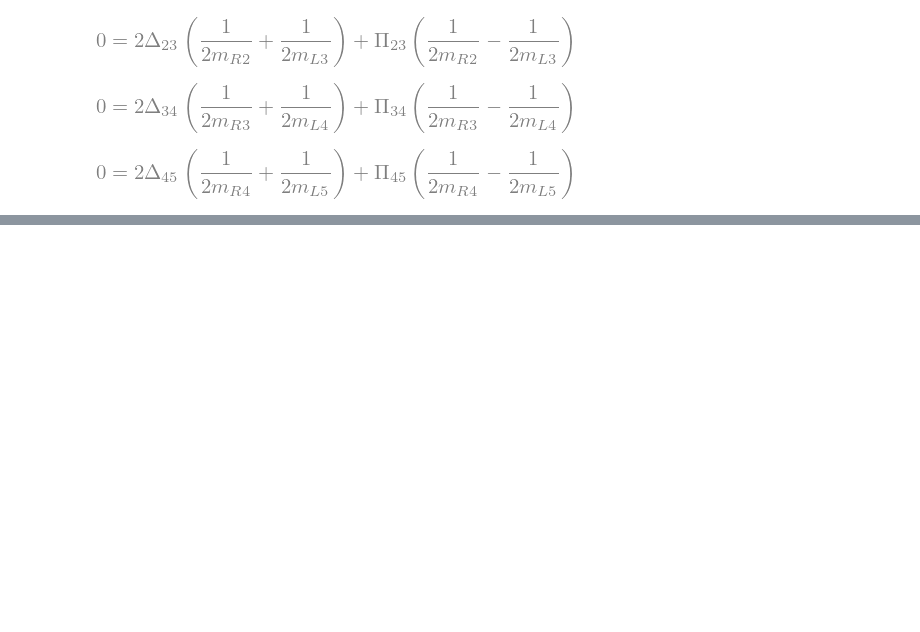
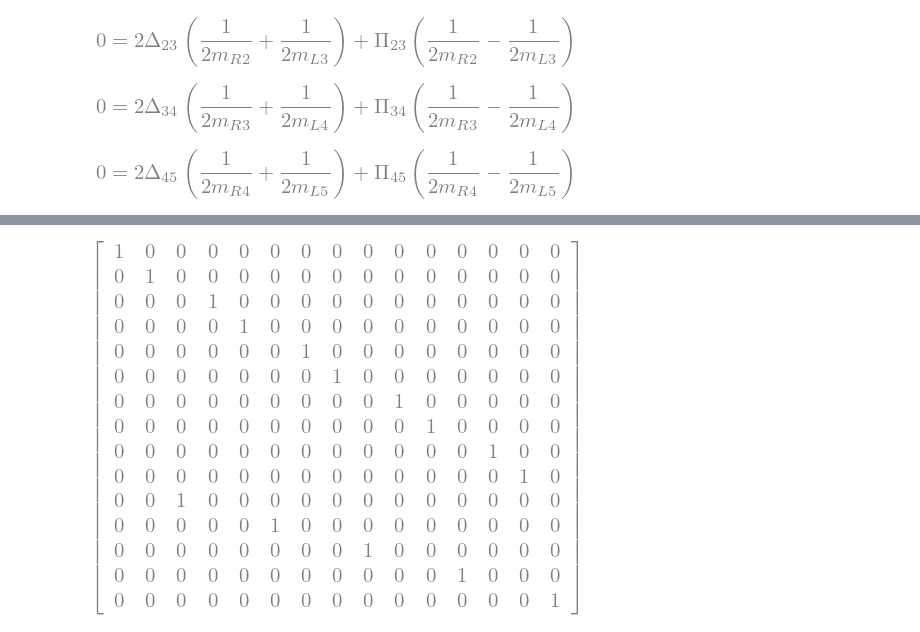
Before and after one commit to WetzelVictor/FPUT_DAE_PHS, a Jupyter notebook: 01_model/02_pyphs_model.ipynb, the cells around one changed output, grey strips where cells are left out. Saved outputs shown, nothing was run; the diff lists cells and outputs as text; code cells hidden in the pictures; blank space fills up the shorter version.

```diff
--- a/01_model/02_pyphs_model.ipynb
+++ b/01_model/02_pyphs_model.ipynb
@@ -103,0 +118,13 @@ for i in range(N_lambda):
+# %%
+# permutation matrix: re-arranging Jxx to match X
+P = sy.SparseMatrix(sy.zeros(Nx))
+
+for i in range(Ns):
+    # nu_L/ nu_R
+    P[2*i, Ne*i]         = 1
+    P[2*i+1, Ne*i+1]     = 1
+    # Piy
+    P[2*Ns+i, Ne*i+2] = 1
+P
+# %% [output]
+[figure, added]
```
Also changed, not shown: parts of 13 cells of this notebook, 1 other file.
